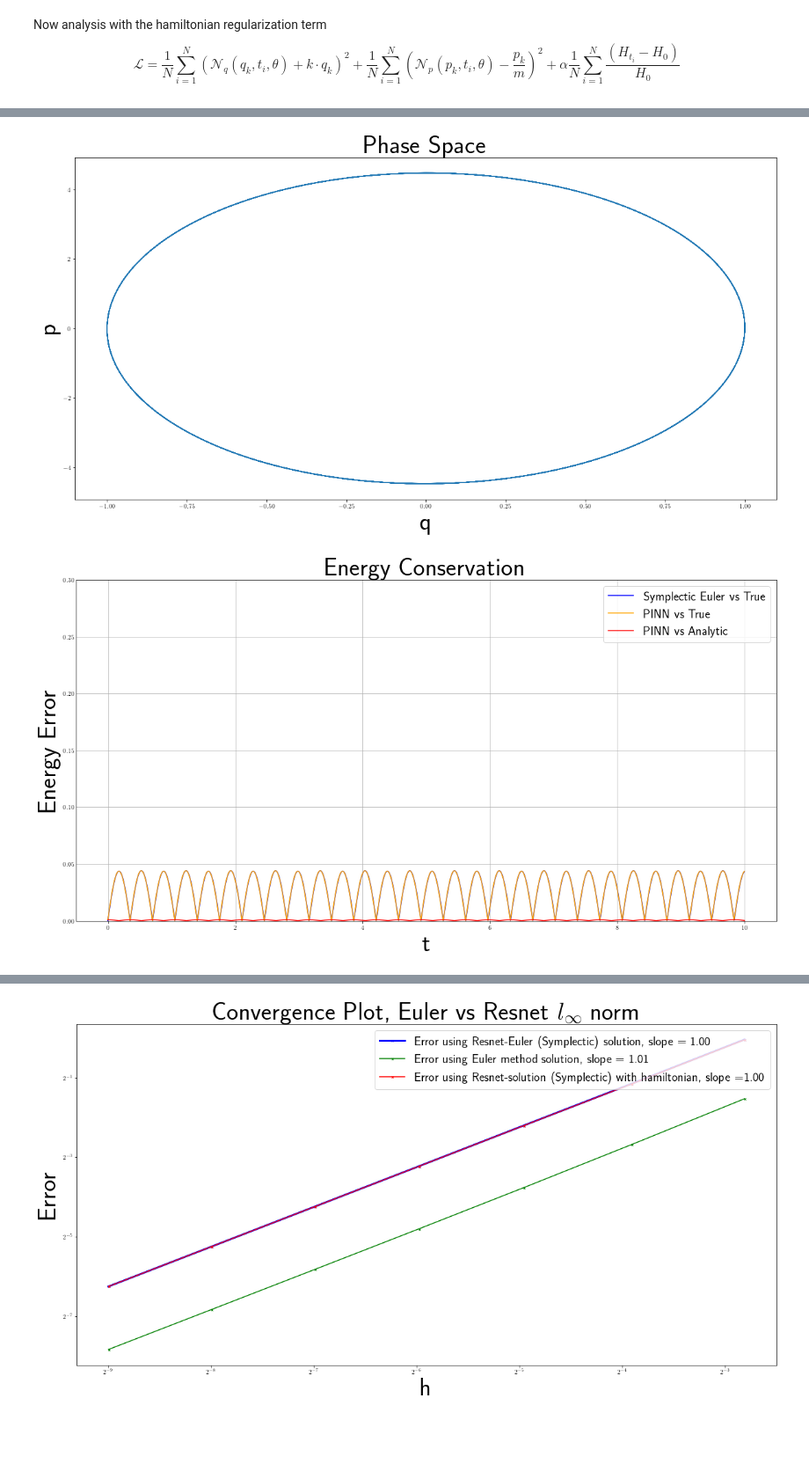
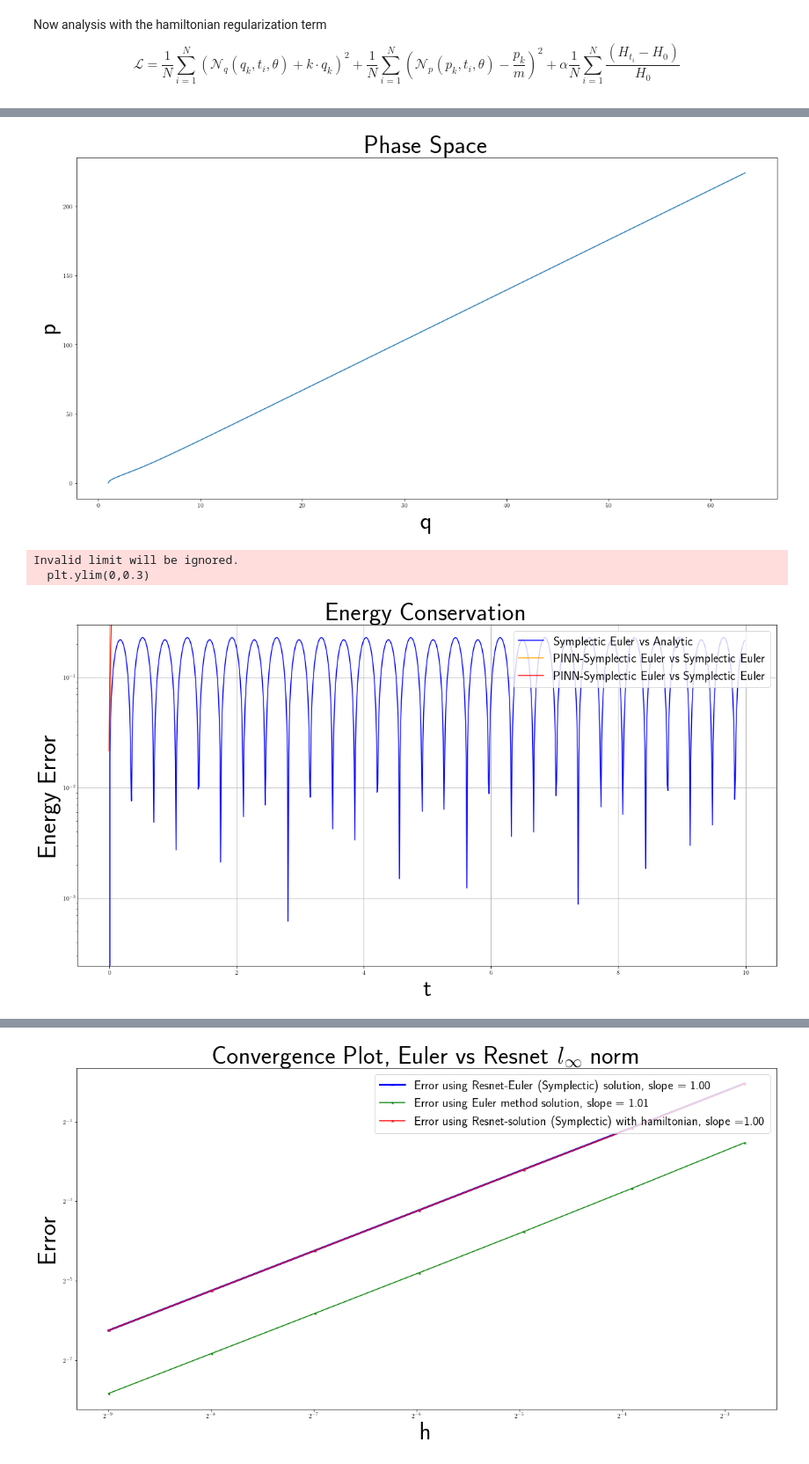
Before and after one commit to PrathamLalwani/ISRA2023, a Jupyter notebook: Solution.ipynb, the cells around one changed output, grey strips where cells are left out. Shown at 88% size. Drawn from its saved outputs; the diff is of its cells as text; code cells hidden in the pictures; blank space fills up the shorter version.

```diff
--- a/Solution.ipynb
+++ b/Solution.ipynb
@@ -125,7 +128,10 @@ Now analysis with the hamiltonian regularization term
 $$\mathcal{L} = \frac{1}{N}\sum_{i=1}^N(\mathcal{N}_q(q_k,t_i,\theta) + k \cdot q_k )^2 + \frac{1}{N}\sum_{i=1}^N(\mathcal{N}_p(p_k,t_i,\theta) - \frac{p_k}{m}  )^2 + \alpha\frac{1}{N}\sum_{i=1}^{N} \frac{(H_{t_i}-H_0)}{H_0}$$
 # %%
 import myPINN
-model_with_hamiltonian = tf.keras.models.load_model("model_with_hamiltonian_collocation_points_512",compile = True)
+import tensorflow as tf
+model_with_hamiltonian = tf.keras.models.load_model("model",compile = True)
+# %%
+h=tf.constant(1/100,dtype=tf.float64)
 # %%
 xx,xx_,tt = make_predictions(model_with_hamiltonian,l=l,u= u,x0=x0,x_0=x_0,h=h)
 plt.figure(figsize=figsize)
@@ -153,29 +159,31 @@ plt.xlabel('q',size=40)
 plt.ylabel('p',size=40)
 plt.show()
 # %% [output]
-[figure, old version]
+[figure, new version]
 # %%
 t,p,q = symplectic_euler(x0[0].numpy(),x_0[0].numpy(),l=l,u=u,h=h,k=k,m=m)
 p = p.reshape(-1,1)
 q= q.reshape(-1,1)
 t = t.reshape(-1,1)
 H = (0.5*(p**2)/m.numpy() + 0.5*k.numpy()*(q**2)).reshape(-1,1)
 H0 = 0.5*(m*x_0[0]**2) + 0.5*k*(x0[0]**2)
 H_PINN = 0.5*(np.array(xx_)**2)/m + 0.5*k*(np.array(xx)**2)
 plt.figure(figsize=figsize)
-plt.plot(t,tf.abs(H-H0),'b')
-plt.plot(t,tf.abs(H_PINN-H0),'orange')
-plt.plot(t,tf.abs(H_PINN-H).numpy(),'r')
+plt.semilogy(t,tf.abs(H-H0),'b')
+plt.semilogy(t,tf.abs(H_PINN-H0),'orange')
+plt.semilogy(t,tf.abs(H_PINN-H).numpy(),'r')
 plt.title("Energy Conservation",size=40)
 plt.xlabel('t',size=40)
 plt.ylabel('Energy Error',size=40)
-plt.legend(["Symplectic Euler vs True","PINN vs True","PINN vs Analytic"],loc="upper right",prop={'size': 20})
+plt.legend(["Symplectic Euler vs Analytic","PINN-Symplectic Euler vs Symplectic Euler","PINN-Symplectic Euler vs Symplectic Euler"],loc="upper right",prop={'size': 20})
 plt.ylim(0,0.3)
 plt.grid()
 plt.tick_params('y',length =20,size=0)
 plt.show()
 # %% [output]
+Invalid limit will be ignored.
+  plt.ylim(0,0.3)
-[figure, old version]
+[figure, new version]
 # %%
 import pandas as pd
 df = pd.DataFrame(columns=["h","Error with True solution", "Error with Euler method solution", "Max error with True solution", "Max error with Euler method solution"])
```
Also changed, not shown: parts of 7 cells of this notebook, 8 other files.
